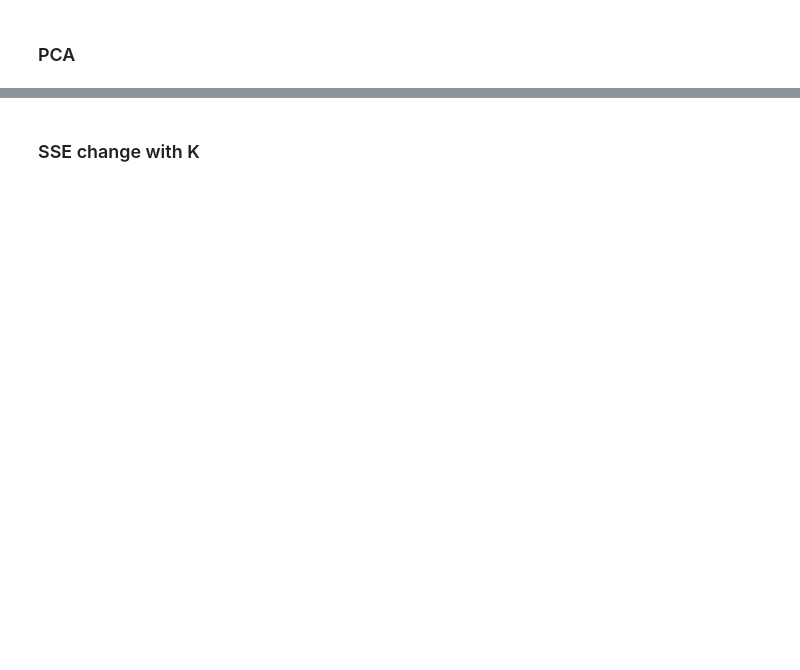
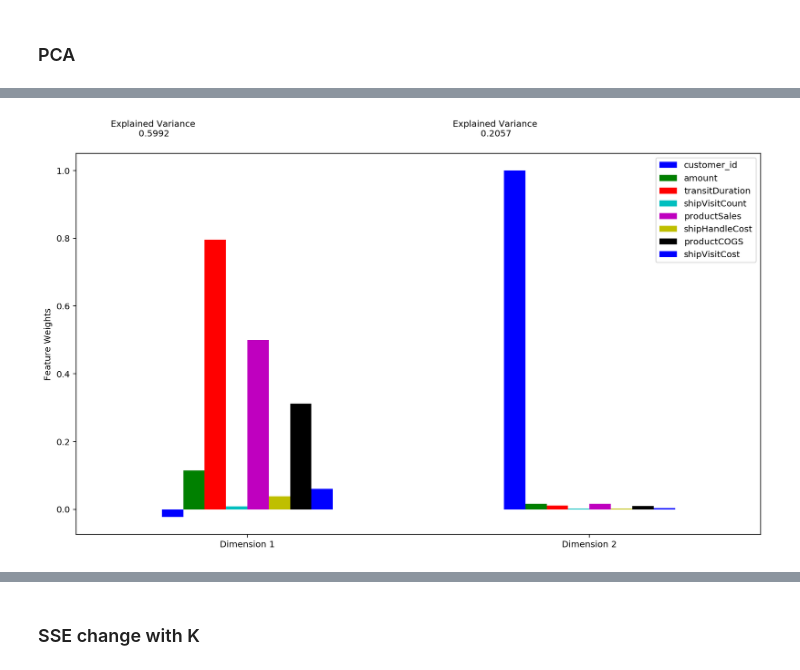
Before and after one commit to miaoever/IOT, a Jupyter notebook: Standup 4/K-means.ipynb, the cells around one changed output, grey strips where cells are left out. Cells and saved outputs as stored; diff of their text form; code cells hidden in the pictures; blank space fills up the shorter version.

```diff
--- a/Standup 4/K-means.ipynb
+++ b/Standup 4/K-means.ipynb
@@ -6,0 +112,12 @@
+# %%
+from sklearn.decomposition import PCA
+index3=["customer_id","amount","transitDuration", "shipVisitCount", "productSales",\
+        "shipHandleCost","productCOGS","shipVisitCost"]
+X[3] = df[index3]
+
+pca = PCA(n_components=2)
+X[3] = pca.fit_transform(X[3])
+
+pca_results = vs.pca_results(df[index3], pca)
+# %% [output]
+[figure, added]
```
Also changed, not shown: parts of 15 cells of this notebook, 2 other files.
